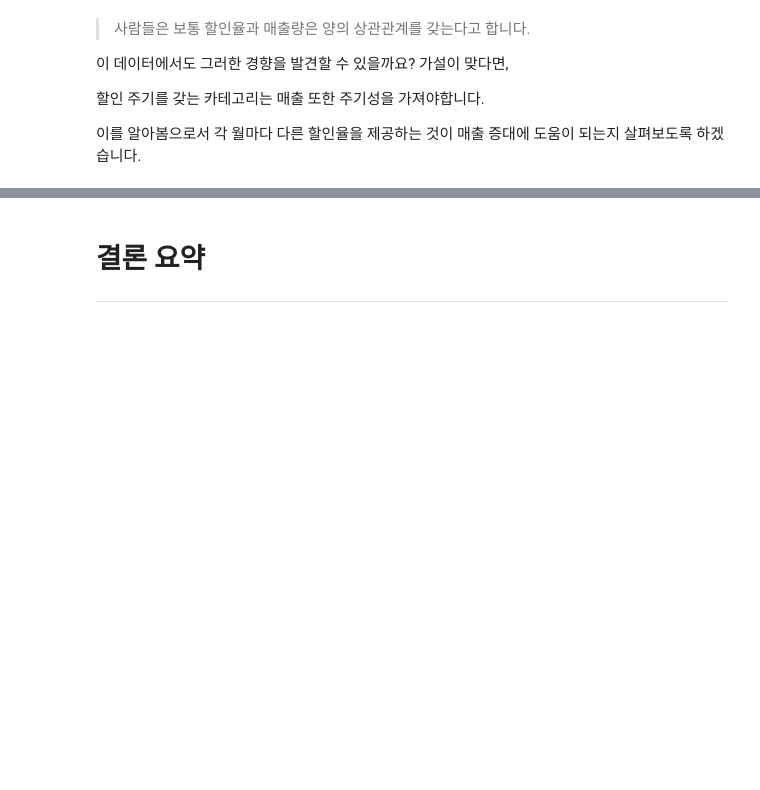
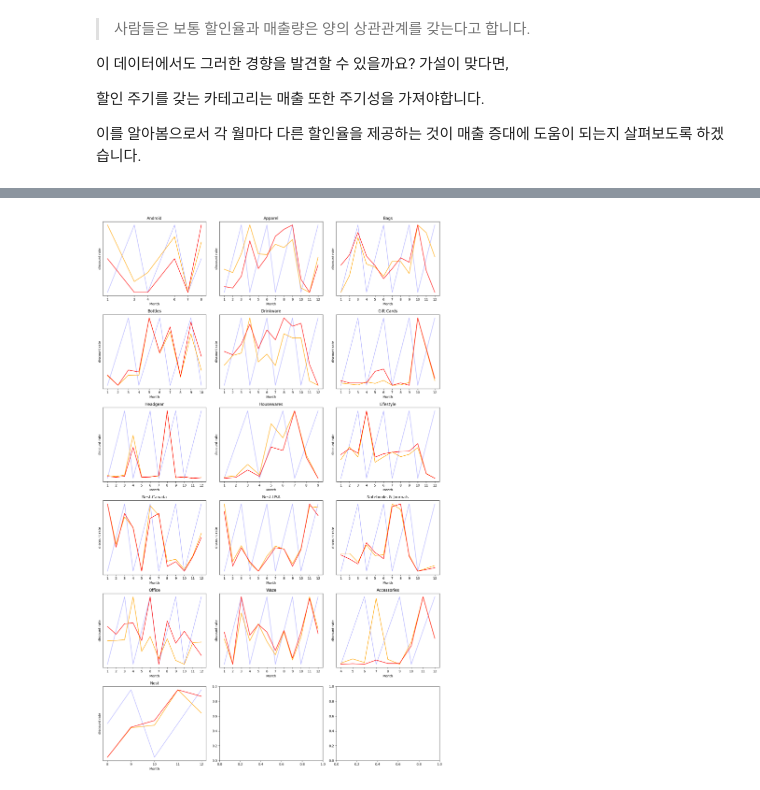
Before and after one commit to Randy-archive/ecommerce_seg, a Jupyter notebook: 랜디_Randy.ipynb, the cells around one changed output, grey strips where cells are left out. Cells and saved outputs as stored; diff of their text form; code cells hidden in the pictures; blank space fills up the shorter version.

```diff
--- a/랜디_Randy.ipynb
+++ b/랜디_Randy.ipynb
@@ -88,11 +80,17 @@ from datetime import datetime
 
 어떤 데이터가 어떤 형식으로 존재하는지 한번 살펴보도록 하겠습니다.
 # %%
-customer_data = pd.read_csv('Customer_info.csv')
-discount_data = pd.read_csv('Discount_info.csv')
-marketing_data = pd.read_csv('Marketing_info.csv')
-onlinesales_data = pd.read_csv('Onlinesales_info.csv')
-tax_data = pd.read_csv('Tax_info.csv')
+# customer_data = pd.read_csv('Customer_info.csv')
+# discount_data = pd.read_csv('Discount_info.csv')
+# marketing_data = pd.read_csv('Marketing_info.csv')
+# onlinesales_data = pd.read_csv('Onlinesales_info.csv')
+# tax_data = pd.read_csv('Tax_info.csv')
+
+customer_data = pd.read_csv('/content/drive/MyDrive/Customer_info.csv')
+discount_data = pd.read_csv('/content/drive/MyDrive/Discount_info.csv')
+marketing_data = pd.read_csv('/content/drive/MyDrive/Marketing_info.csv')
+onlinesales_data = pd.read_csv('/content/drive/MyDrive/Onlinesales_info.csv')
+tax_data = pd.read_csv('/content/drive/MyDrive/Tax_info.csv')
 
 customer = customer_data.copy()
 discount = discount_data.copy()
@@ -606,6 +588,46 @@ grouped
-# %% [markdown]
-# 결론 요약
-
----
-
-##
+# %%
+categories = merged['제품카테고리'].unique()
+
+num_cols = 3
+num_rows = int(np.ceil(len(categories) / num_cols))
+fig, axes = plt.subplots(num_rows, num_cols, figsize=(15, 4*num_rows))
+
+for i, category in enumerate(categories):
+    row = i // num_cols
+    col = i % num_cols
+    ax = axes[row, col]
+
+    data = merged[merged['제품카테고리'] == category]
+
+    ax.set_title(f'{category}')
+
+    sns.lineplot(data=data, x='월', y='할인율', label='discount rate', color='blue', ax=ax, alpha=0.3)
+    ax.set_xlabel('Month')
+    ax.set_ylabel('discount rate')
+    ax.set_yticks([])
+
+    ax2 = ax.twinx()
+    sns.lineplot(data=data, x='월', y='총매출액', label='total sales', color='orange', ax=ax2)
+    ax2.set_ylabel('')
+    ax2.set_yticks([])
+
+    ax3 = ax.twinx()
+    sns.lineplot(data=data, x='월', y='수량', label='quantity', color='red', ax=ax3)
+    ax3.set_ylabel('')
+    ax3.set_yticks([])
+
+    ax.legend().remove()
+    ax2.legend().remove()
+    ax3.legend().remove()
+
+    ax2.set_xticks(data['월'].unique())
+
+'''
+연한 파란색: 할인율 (10%, 20%, 30%)
+노란색: 총매출액 (달러)
+빨간색: 매출량 (수량)
+'''
+plt.tight_layout()
+plt.show()
+# %% [output]
+[figure, added]
```
Also changed, not shown: parts of 19 cells of this notebook, 1 other file.
